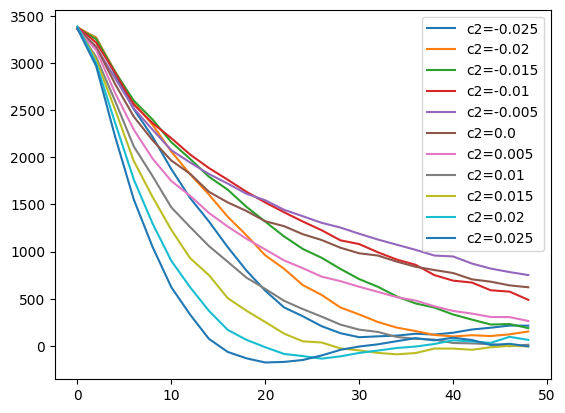
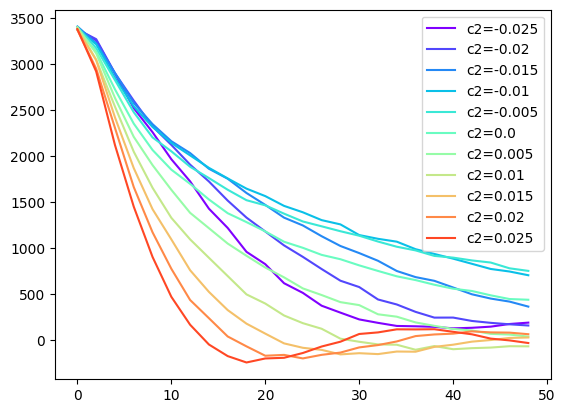
Code edit (unified diff) that turned the first committed figure into the second:
--- before
+++ after
@@ -1,2 +1,5 @@
+import matplotlib.cm as cm
+colors = cm.rainbow([i / 11.0 for i in range(12)])
+
 for exp_id in range (1,12) :
     data_path = settings.save_dir / f"experiment_{exp_id:04d}/data.json"
@@ -4,4 +7,4 @@
     re = np.array(data_dict["I_data"], dtype=float) * 1e6
     periods = np.array(data_dict["sweep_axis"], dtype=float)
-    plt.plot(periods, re[:, 0], label="c2="+str(round(exp_id*.005 - .03,3)))
+    plt.plot(periods, re[:, 0], label="c2="+str(round(exp_id*.005 - .03,3)), color = colors[exp_id - 1])
 plt.legend()

Commit: Updated experiments regarding Floquet Optimization and offsets. Includes experimental optimization attempt